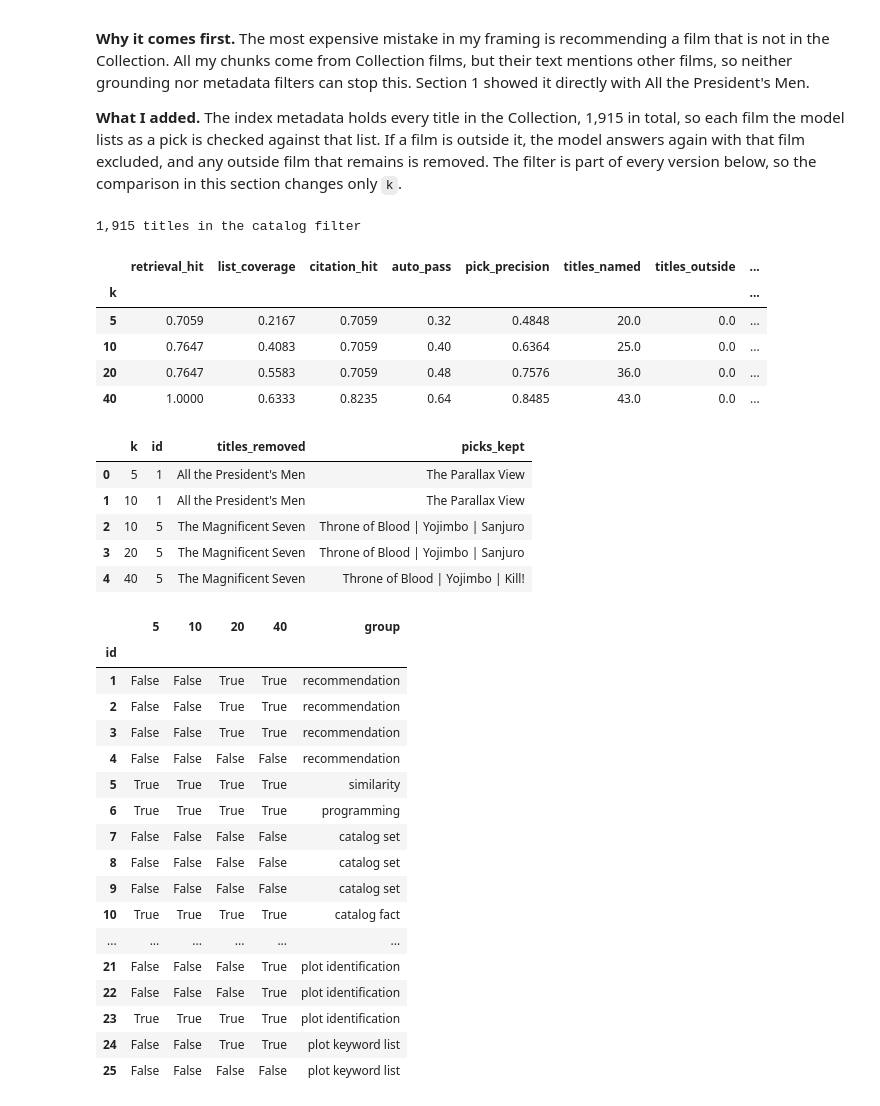
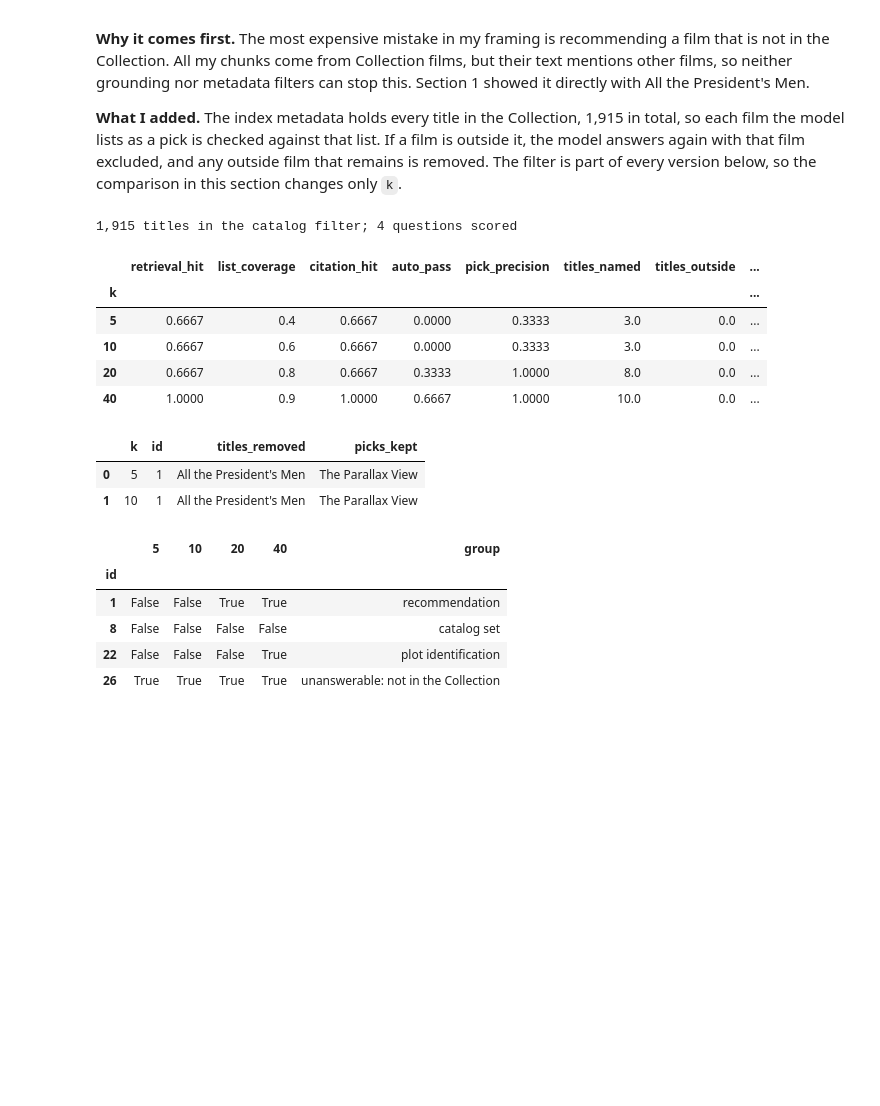
Before and after one commit to gbrlgms/project-3-ai-product, a Jupyter notebook: notebooks/02_build.ipynb, the cells around one changed output. Cells and saved outputs as stored; diff of their text form; code cells hidden in the pictures; blank space fills up the shorter version.

```diff
--- a/notebooks/02_build.ipynb
+++ b/notebooks/02_build.ipynb
@@ -116,58 +116,43 @@ Tokens: 1,856 in, 157 out   Cost: $0.00026   Time: 4.8 s
 cat = prepare_catalogue(load_tables()[0])
 catalog = catalog_titles(collection)      # every film title in the Collection, from the index metadata
 frozen = freeze_filters(eval_set)         # the same extracted filters for every k, so only k changes
-print(f"{len(catalog):,} titles in the catalog filter")
+sample_set = eval_set[eval_set["id"].isin(sample_ids)]      # the four questions from Section 1
+print(f"{len(catalog):,} titles in the catalog filter; {len(sample_set)} questions scored")
 # %% [output]
-1,915 titles in the catalog filter
+1,915 titles in the catalog filter; 4 questions scored
 # %%
 runs, scored = {}, {}
 for k in (5, 10, 20, 40):
     name = f"catalog_k{k}"
-    runs[k] = run_version(name, eval_set, collection, k, frozen, catalog=catalog)      # saved and reused
-    scored[k] = evaluate(runs[k], eval_set, cat, name)
+    runs[k] = run_version(name, sample_set, collection, k, frozen, catalog=catalog)      # saved and reused
+    scored[k] = evaluate(runs[k], sample_set, cat, name)
 
-comparison = pd.DataFrame({k: version_summary(df, eval_set) for k, df in scored.items()}).T
+comparison = pd.DataFrame({k: version_summary(df, sample_set) for k, df in scored.items()}).T
 comparison.index.name = "k"
 comparison.round(4)
 # %% [output]
 |  | retrieval_hit | list_coverage | citation_hit | auto_pass | pick_precision | titles_named | titles_outside | ... |
 | k |  |  |  |  |  |  |  | ... |
-| 5 | 0.7059 | 0.2167 | 0.7059 | 0.32 | 0.4848 | 20.0 | 0.0 | ... |
-| 10 | 0.7647 | 0.4083 | 0.7059 | 0.40 | 0.6364 | 25.0 | 0.0 | ... |
-| 20 | 0.7647 | 0.5583 | 0.7059 | 0.48 | 0.7576 | 36.0 | 0.0 | ... |
-| 40 | 1.0000 | 0.6333 | 0.8235 | 0.64 | 0.8485 | 43.0 | 0.0 | ... |
+| 5 | 0.6667 | 0.4 | 0.6667 | 0.0000 | 0.3333 | 3.0 | 0.0 | ... |
+| 10 | 0.6667 | 0.6 | 0.6667 | 0.0000 | 0.3333 | 3.0 | 0.0 | ... |
+| 20 | 0.6667 | 0.8 | 0.6667 | 0.3333 | 1.0000 | 8.0 | 0.0 | ... |
+| 40 | 1.0000 | 0.9 | 1.0000 | 0.6667 | 1.0000 | 10.0 | 0.0 | ... |
 # %%
 # what the catalog filter removed in each run
 pd.DataFrame([{"k": k, "id": r["id"], "titles_removed": " | ".join(r["titles_removed"]), "picks_kept": " | ".join(r["picks"])}
-              for k, results in runs.items() for r in results if r["titles_removed"]])
+              for k, results in runs.items() for r in results if r["id"] in sample_ids and r["titles_removed"]])
 # %% [output]
 |  | k | id | titles_removed | picks_kept |
 | 0 | 5 | 1 | All the President's Men | The Parallax View |
 | 1 | 10 | 1 | All the President's Men | The Parallax View |
-| 2 | 10 | 5 | The Magnificent Seven | Throne of Blood | Yojimbo | Sanjuro |
-| 3 | 20 | 5 | The Magnificent Seven | Throne of Blood | Yojimbo | Sanjuro |
-| 4 | 40 | 5 | The Magnificent Seven | Throne of Blood | Yojimbo | Kill! |
 # %%
-# automatic pass or fail for each answerable question at each k
+# automatic pass or fail for each of the four questions at each k
 by_question = pd.DataFrame({k: df.set_index("id")["auto_pass"] for k, df in scored.items()})
-by_question = by_question.join(eval_set.set_index("id")[["group", "answerable"]])
-by_question[by_question["answerable"] == 1].drop(columns="answerable")
+by_question.join(sample_set.set_index("id")["group"])
 # %% [output]
 |  | 5 | 10 | 20 | 40 | group |
 | id |  |  |  |  |  |
 | 1 | False | False | True | True | recommendation |
-| 2 | False | False | True | True | recommendation |
-| 3 | False | False | True | True | recommendation |
-| 4 | False | False | False | False | recommendation |
-| 5 | True | True | True | True | similarity |
-| 6 | True | True | True | True | programming |
-| 7 | False | False | False | False | catalog set |
 | 8 | False | False | False | False | catalog set |
-| 9 | False | False | False | False | catalog set |
-| 10 | True | True | True | True | catalog fact |
-| ... | ... | ... | ... | ... | ... |
-| 21 | False | False | False | True | plot identification |
 | 22 | False | False | False | True | plot identification |
-| 23 | True | True | True | True | plot identification |
-| 24 | False | False | True | True | plot keyword list |
-| 25 | False | False | False | False | plot keyword list |
+| 26 | True | True | True | True | unanswerable: not in the Collection |
```
Also changed, not shown: parts of 11 cells of this notebook.
